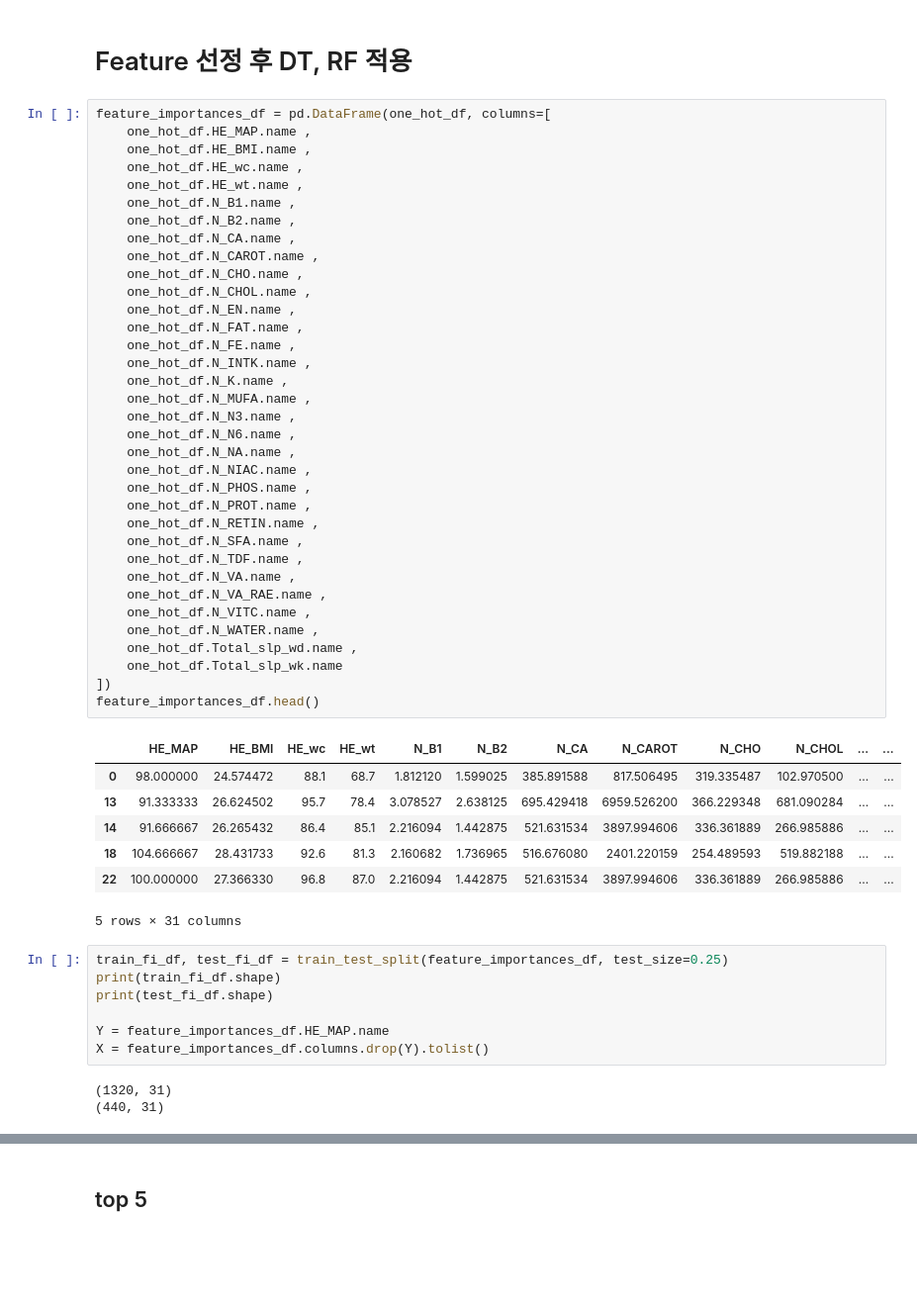
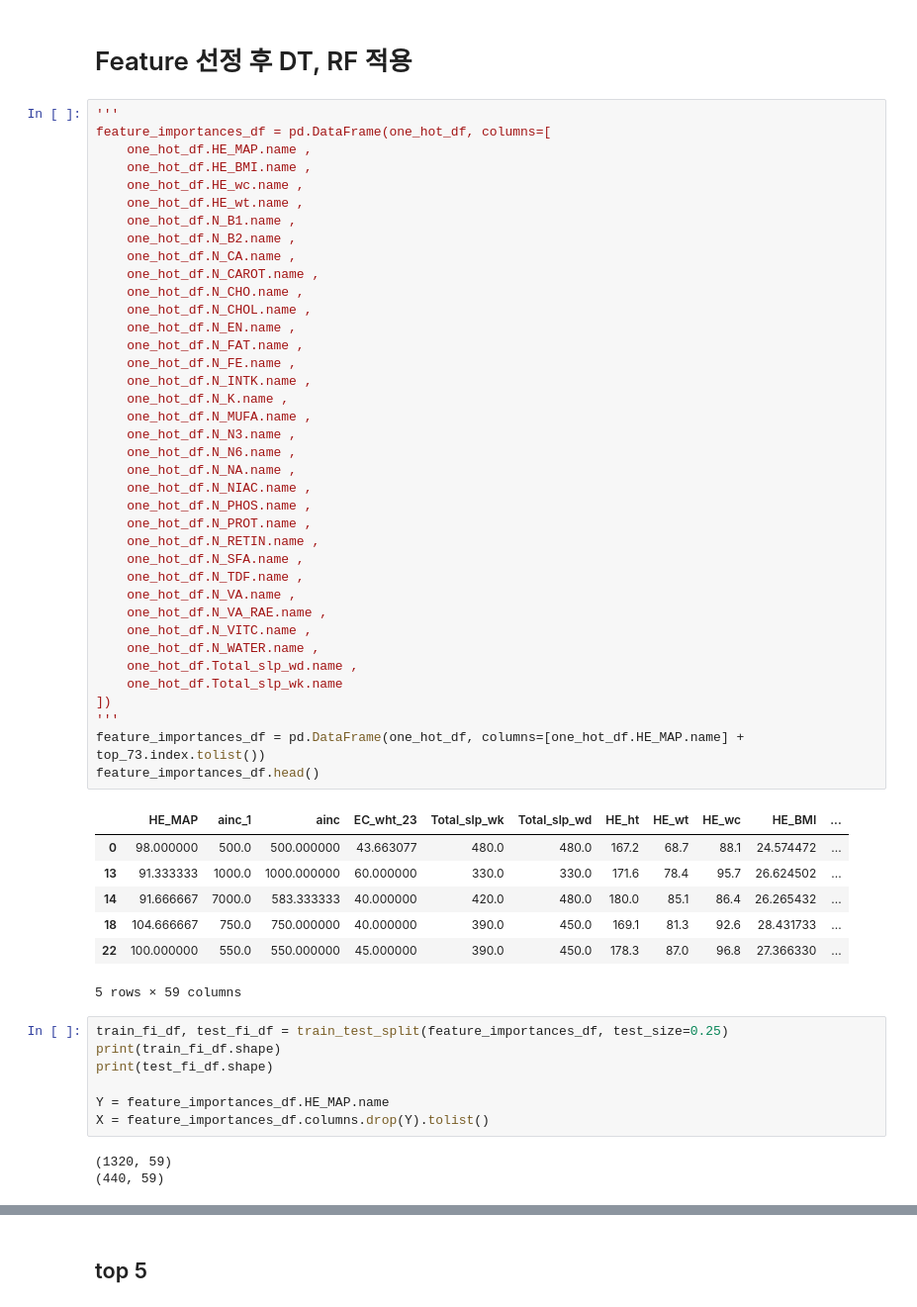
Before and after one commit to zoot0134/kdata_project_2018, a Jupyter notebook: DecisionTreeClassifier_to_pdf_accuracyRate_6(LEE).ipynb, the cells around one changed output, grey strips where cells are left out. Shown at 99% size. Cells and saved outputs as stored; diff of their text form; blank space fills up the shorter version.

```diff
--- a/DecisionTreeClassifier_to_pdf_accuracyRate_6(LEE).ipynb
+++ b/DecisionTreeClassifier_to_pdf_accuracyRate_6(LEE).ipynb
@@ -1435,6 +1432,7 @@ writer.save()
 # %% [markdown]
 # Feature 선정 후 DT, RF 적용
 # %%
+'''
 feature_importances_df = pd.DataFrame(one_hot_df, columns=[
     one_hot_df.HE_MAP.name ,
     one_hot_df.HE_BMI.name ,
@@ -1443,40 +1441,42 @@ feature_importances_df = pd.DataFrame(one_hot_df, columns=[
     one_hot_df.N_B1.name ,
     one_hot_df.N_B2.name ,
     one_hot_df.N_CA.name ,
     one_hot_df.N_CAROT.name ,
     one_hot_df.N_CHO.name ,
     one_hot_df.N_CHOL.name ,
     one_hot_df.N_EN.name ,
     one_hot_df.N_FAT.name ,
     one_hot_df.N_FE.name ,
     one_hot_df.N_INTK.name ,
     one_hot_df.N_K.name ,
     one_hot_df.N_MUFA.name ,
     one_hot_df.N_N3.name ,
     one_hot_df.N_N6.name ,
     one_hot_df.N_NA.name ,
     one_hot_df.N_NIAC.name ,
     one_hot_df.N_PHOS.name ,
     one_hot_df.N_PROT.name ,
     one_hot_df.N_RETIN.name ,
     one_hot_df.N_SFA.name ,
     one_hot_df.N_TDF.name ,
     one_hot_df.N_VA.name ,
     one_hot_df.N_VA_RAE.name ,
     one_hot_df.N_VITC.name ,
     one_hot_df.N_WATER.name ,
     one_hot_df.Total_slp_wd.name ,
     one_hot_df.Total_slp_wk.name
 ])
+'''
+feature_importances_df = pd.DataFrame(one_hot_df, columns=[one_hot_df.HE_MAP.name] + top_73.index.tolist())
 feature_importances_df.head()
 # %% [output]
-|  | HE_MAP | HE_BMI | HE_wc | HE_wt | N_B1 | N_B2 | N_CA | N_CAROT | N_CHO | N_CHOL | ... | ... |
-| 0 | 98.000000 | 24.574472 | 88.1 | 68.7 | 1.812120 | 1.599025 | 385.891588 | 817.506495 | 319.335487 | 102.970500 | ... | ... |
-| 13 | 91.333333 | 26.624502 | 95.7 | 78.4 | 3.078527 | 2.638125 | 695.429418 | 6959.526200 | 366.229348 | 681.090284 | ... | ... |
-| 14 | 91.666667 | 26.265432 | 86.4 | 85.1 | 2.216094 | 1.442875 | 521.631534 | 3897.994606 | 336.361889 | 266.985886 | ... | ... |
-| 18 | 104.666667 | 28.431733 | 92.6 | 81.3 | 2.160682 | 1.736965 | 516.676080 | 2401.220159 | 254.489593 | 519.882188 | ... | ... |
-| 22 | 100.000000 | 27.366330 | 96.8 | 87.0 | 2.216094 | 1.442875 | 521.631534 | 3897.994606 | 336.361889 | 266.985886 | ... | ... |
+|  | HE_MAP | ainc_1 | ainc | EC_wht_23 | Total_slp_wk | Total_slp_wd | HE_ht | HE_wt | HE_wc | HE_BMI | ... |
+| 0 | 98.000000 | 500.0 | 500.000000 | 43.663077 | 480.0 | 480.0 | 167.2 | 68.7 | 88.1 | 24.574472 | ... |
+| 13 | 91.333333 | 1000.0 | 1000.000000 | 60.000000 | 330.0 | 330.0 | 171.6 | 78.4 | 95.7 | 26.624502 | ... |
+| 14 | 91.666667 | 7000.0 | 583.333333 | 40.000000 | 420.0 | 480.0 | 180.0 | 85.1 | 86.4 | 26.265432 | ... |
+| 18 | 104.666667 | 750.0 | 750.000000 | 40.000000 | 390.0 | 450.0 | 169.1 | 81.3 | 92.6 | 28.431733 | ... |
+| 22 | 100.000000 | 550.0 | 550.000000 | 45.000000 | 390.0 | 450.0 | 178.3 | 87.0 | 96.8 | 27.366330 | ... |
-5 rows × 31 columns
+5 rows × 59 columns
 # %%
 train_fi_df, test_fi_df = train_test_split(feature_importances_df, test_size=0.25)
 print(train_fi_df.shape)
@@ -1485,8 +1485,8 @@ print(test_fi_df.shape)
 Y = feature_importances_df.HE_MAP.name
 X = feature_importances_df.columns.drop(Y).tolist()
 # %% [output]
-(1320, 31)
-(440, 31)
+(1320, 59)
+(440, 59)
 # %%
 dtr_fi_model, dtr_fi_mse = runDTR(X, Y, train_fi_df, test_fi_df)
 rfr_fi_model, rfr_fi_mse = runRFR(X, Y, train_fi_df, test_fi_df)
```
Also changed, not shown: parts of 15 cells of this notebook, 2 other files.
